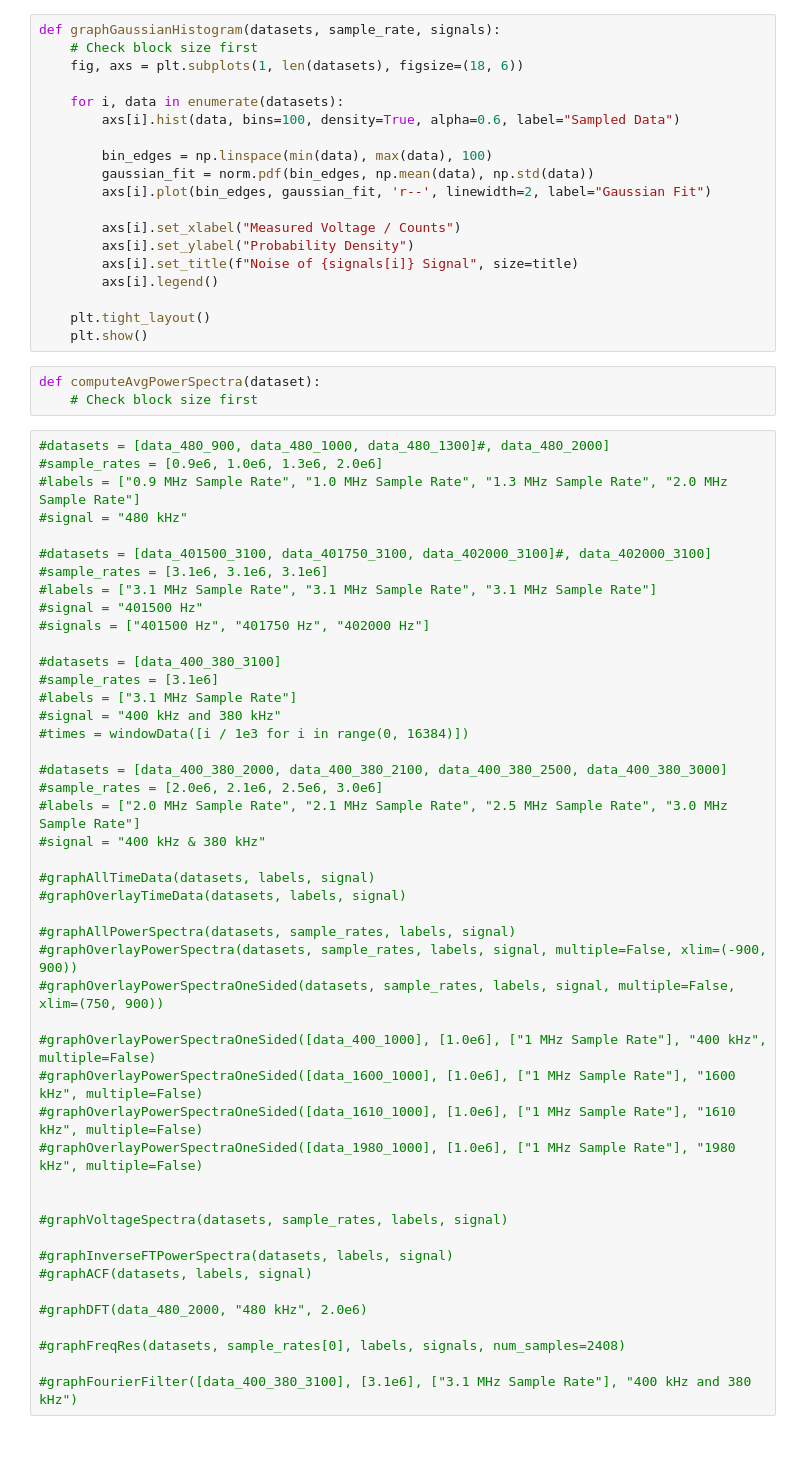
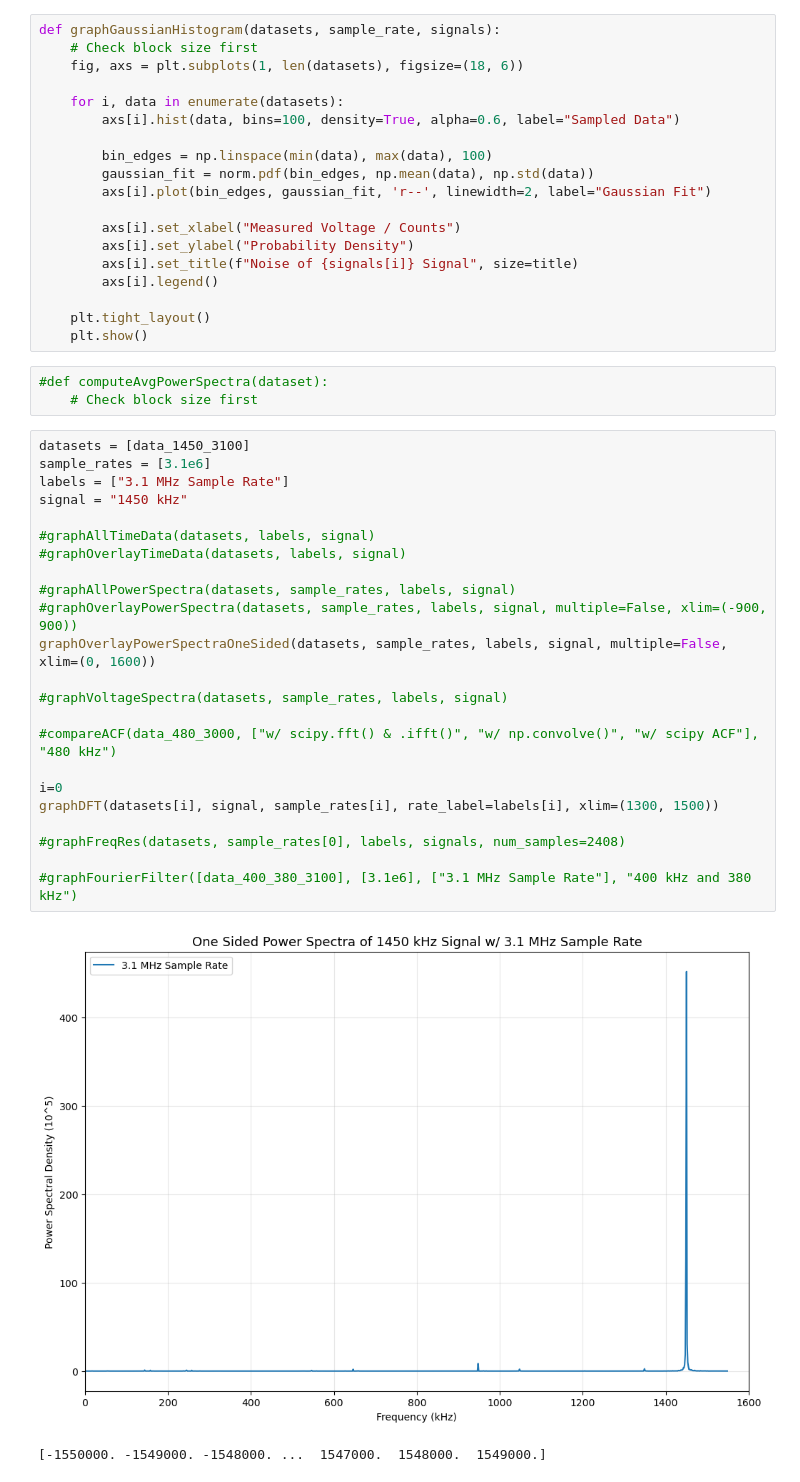
Before and after one commit to Brandon102002/ugastro, a Jupyter notebook: lab_1_helpers.ipynb, the cells around one changed output. Saved outputs shown, nothing was run; the diff lists cells and outputs as text; blank space fills up the shorter version.

```diff
--- a/lab_1_helpers.ipynb
+++ b/lab_1_helpers.ipynb
@@ -398,51 +516,31 @@ def graphGaussianHistogram(datasets, sample_rate, signals):
     plt.tight_layout()
     plt.show()
 # %%
-def computeAvgPowerSpectra(dataset):
+#def computeAvgPowerSpectra(dataset):
     # Check block size first
-# %%
-#datasets = [data_480_900, data_480_1000, data_480_1300]#, data_480_2000]
-#sample_rates = [0.9e6, 1.0e6, 1.3e6, 2.0e6]
-#labels = ["0.9 MHz Sample Rate", "1.0 MHz Sample Rate", "1.3 MHz Sample Rate", "2.0 MHz Sample Rate"]
-#signal = "480 kHz"
-
-#datasets = [data_401500_3100, data_401750_3100, data_402000_3100]#, data_402000_3100]
-#sample_rates = [3.1e6, 3.1e6, 3.1e6]
-#labels = ["3.1 MHz Sample Rate", "3.1 MHz Sample Rate", "3.1 MHz Sample Rate"]
-#signal = "401500 Hz"
-#signals = ["401500 Hz", "401750 Hz", "402000 Hz"]
-
-#datasets = [data_400_380_3100]
-#sample_rates = [3.1e6]
-#labels = ["3.1 MHz Sample Rate"]
-#signal = "400 kHz and 380 kHz"
-#times = windowData([i / 1e3 for i in range(0, 16384)])
-
-#datasets = [data_400_380_2000, data_400_380_2100, data_400_380_2500, data_400_380_3000]
-#sample_rates = [2.0e6, 2.1e6, 2.5e6, 3.0e6]
-#labels = ["2.0 MHz Sample Rate", "2.1 MHz Sample Rate", "2.5 MHz Sample Rate", "3.0 MHz Sample Rate"]
-#signal = "400 kHz & 380 kHz"
-
-#graphAllTimeData(datasets, labels, signal)
-#graphOverlayTimeData(datasets, labels, signal)
-
-#graphAllPowerSpectra(datasets, sample_rates, labels, signal)
-#graphOverlayPowerSpectra(datasets, sample_rates, labels, signal, multiple=False, xlim=(-900, 900))
-#graphOverlayPowerSpectraOneSided(datasets, sample_rates, labels, signal, multiple=False, xlim=(750, 900))
-
-#graphOverlayPowerSpectraOneSided([data_400_1000], [1.0e6], ["1 MHz Sample Rate"], "400 kHz", multiple=False)
-#graphOverlayPowerSpectraOneSided([data_1600_1000], [1.0e6], ["1 MHz Sample Rate"], "1600 kHz", multiple=False)
-#graphOverlayPowerSpectraOneSided([data_1610_1000], [1.0e6], ["1 MHz Sample Rate"], "1610 kHz", multiple=False)
-#graphOverlayPowerSpectraOneSided([data_1980_1000], [1.0e6], ["1 MHz Sample Rate"], "1980 kHz", multiple=False)
-
-
-#graphVoltageSpectra(datasets, sample_rates, labels, signal)
-
-#graphInverseFTPowerSpectra(datasets, labels, signal)
-#graphACF(datasets, labels, signal)
-
-#graphDFT(data_480_2000, "480 kHz", 2.0e6)
-
-#graphFreqRes(datasets, sample_rates[0], labels, signals, num_samples=2408)
-
-#graphFourierFilter([data_400_380_3100], [3.1e6], ["3.1 MHz Sample Rate"], "400 kHz and 380 kHz")
+# %%
+datasets = [data_1450_3100]
+sample_rates = [3.1e6]
+labels = ["3.1 MHz Sample Rate"]
+signal = "1450 kHz"
+
+#graphAllTimeData(datasets, labels, signal)
+#graphOverlayTimeData(datasets, labels, signal)
+
+#graphAllPowerSpectra(datasets, sample_rates, labels, signal)
+#graphOverlayPowerSpectra(datasets, sample_rates, labels, signal, multiple=False, xlim=(-900, 900))
+graphOverlayPowerSpectraOneSided(datasets, sample_rates, labels, signal, multiple=False, xlim=(0, 1600))
+
+#graphVoltageSpectra(datasets, sample_rates, labels, signal)
+
+#compareACF(data_480_3000, ["w/ scipy.fft() & .ifft()", "w/ np.convolve()", "w/ scipy ACF"], "480 kHz")
+
+i=0
+graphDFT(datasets[i], signal, sample_rates[i], rate_label=labels[i], xlim=(1300, 1500))
+
+#graphFreqRes(datasets, sample_rates[0], labels, signals, num_samples=2408)
+
+#graphFourierFilter([data_400_380_3100], [3.1e6], ["3.1 MHz Sample Rate"], "400 kHz and 380 kHz")
+# %% [output]
+[figure, added]
+[-1550000. -1549000. -1548000. ...  1547000.  1548000.  1549000.]
```
Also changed, not shown: parts of 11 cells of this notebook, 3 other files.
